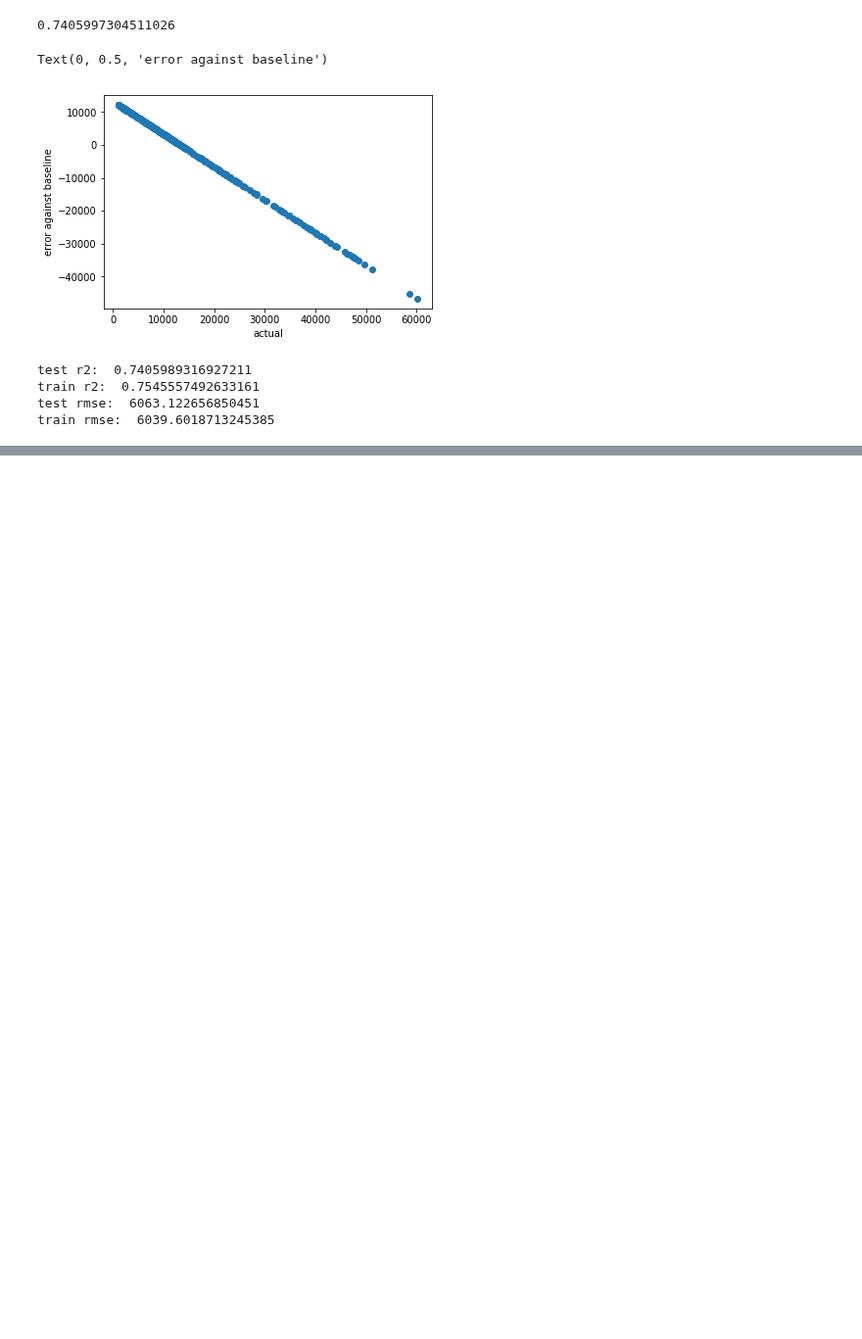
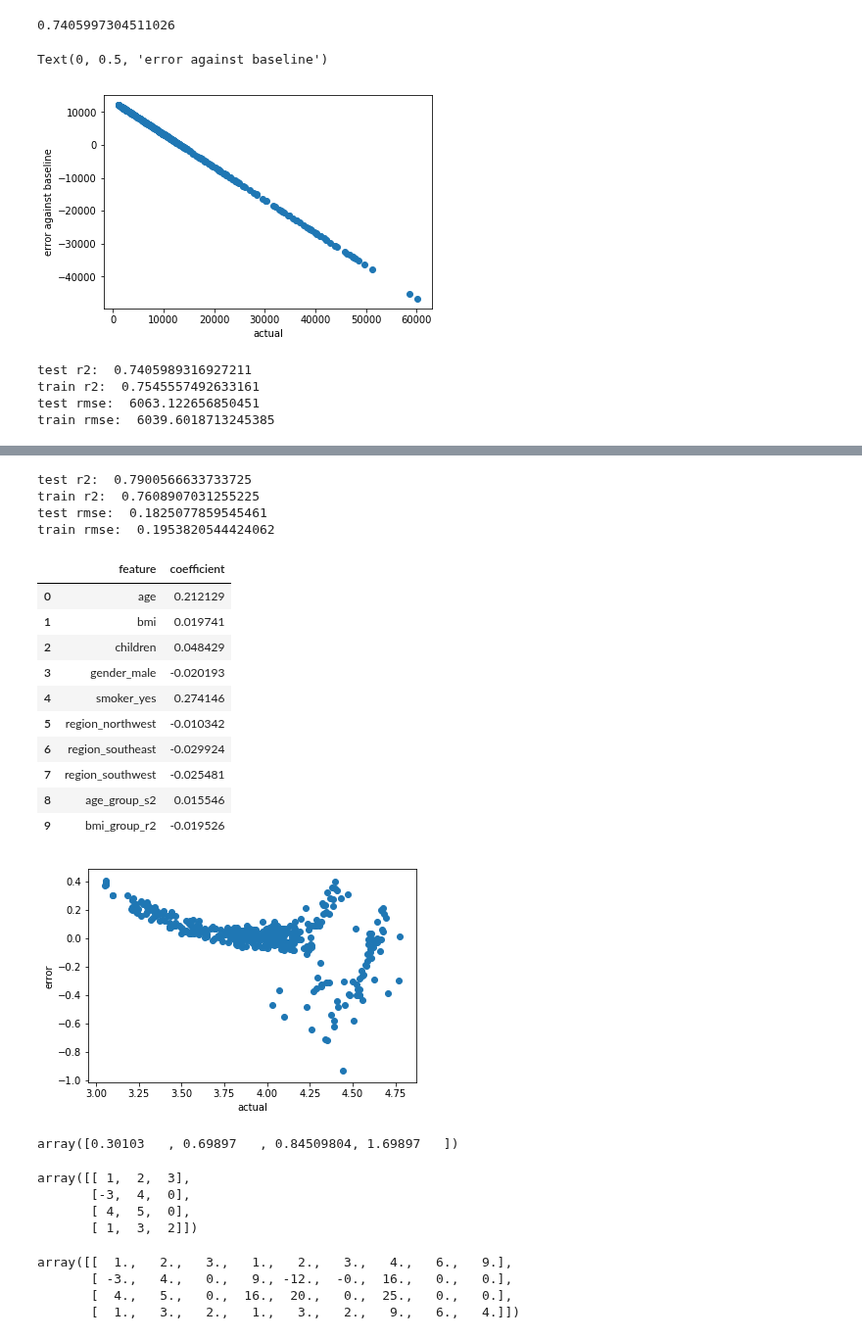
Before and after one commit to abulbasar/machine-learning, a Jupyter notebook: demos/Day 2 - regression.ipynb, the cells around one changed output, grey strips where cells are left out. Shown at 98% size. Cells and saved outputs as stored; diff of their text form; code cells hidden in the pictures; blank space fills up the shorter version.

```diff
--- a/demos/Day 2 - regression.ipynb
+++ b/demos/Day 2 - regression.ipynb
@@ -128,0 +164,71 @@ train rmse:  6039.6018713245385
+# %%
+df = pd.read_csv("/data/insurance.csv")
+target = "charges"
+y = np.log10(df[target])
+X = df.drop(columns=[target])
+X["age_group"] = np.where(X.age>60, "s1", "s2")
+X["bmi_group"] = np.where(X.bmi>30, "r1", "r2")
+X = pd.get_dummies(X, drop_first=True)
+
+X_train, X_test, y_train, y_test = model_selection.train_test_split(X, y,
+                                 test_size = 0.3, random_state = 1)
+
+scaler = preprocessing.StandardScaler()
+
+scaler.fit(X_train)
+
+X_train_std = scaler.transform(X_train)
+X_test_std = scaler.transform(X_test)
+
+est = linear_model.LinearRegression()
+
+est.fit(X_train_std, y_train)
+
+y_train_pred = est.predict(X_train_std)
+y_test_pred = est.predict(X_test_std)
+
+print("test r2: ", metrics.r2_score(y_test, y_test_pred))
+print("train r2: ", metrics.r2_score(y_train, y_train_pred))
+print("test rmse: ", metrics.mean_squared_error(y_test, y_test_pred) ** 0.5)
+print("train rmse: ", metrics.mean_squared_error(y_train, y_train_pred) ** 0.5)
+
+test_error = y_test_pred - y_test
+plt.scatter(y_test, test_error)
+plt.xlabel("actual")
+plt.ylabel("error")
+
+pd.DataFrame({"feature": X.columns, "coefficient": est.coef_})
+# %% [output]
+test r2:  0.7900566633733725
+train r2:  0.7608907031255225
+test rmse:  0.1825077859545461
+train rmse:  0.1953820544424062
+|  | feature | coefficient |
+| 0 | age | 0.212129 |
+| 1 | bmi | 0.019741 |
+| 2 | children | 0.048429 |
+| 3 | gender_male | -0.020193 |
+| 4 | smoker_yes | 0.274146 |
+| 5 | region_northwest | -0.010342 |
+| 6 | region_southeast | -0.029924 |
+| 7 | region_southwest | -0.025481 |
+| 8 | age_group_s2 | 0.015546 |
+| 9 | bmi_group_r2 | -0.019526 |
+[figure, added]
+# %%
+np.log10([2, 5, 7, 50])
+# %% [output]
+array([0.30103   , 0.69897   , 0.84509804, 1.69897   ])
+# %%
+a = np.array([
+    [1, 2, 3],
+    [-3, 4, 0],
+    [4, 5, 0],
+    [1, 3, 2]
+])
+a
+# %% [output]
+array([[ 1,  2,  3],
+       [-3,  4,  0],
+       [ 4,  5,  0],
+       [ 1,  3,  2]])
@@ -128,0 +239,7 @@ train rmse:  6039.6018713245385
+# %%
+poly.fit_transform(a)
+# %% [output]
+array([[  1.,   2.,   3.,   1.,   2.,   3.,   4.,   6.,   9.],
+       [ -3.,   4.,   0.,   9., -12.,  -0.,  16.,   0.,   0.],
+       [  4.,   5.,   0.,  16.,  20.,   0.,  25.,   0.,   0.],
+       [  1.,   3.,   2.,   1.,   3.,   2.,   9.,   6.,   4.]])
```
Also changed, not shown: parts of 10 cells of this notebook, 2 other files.
